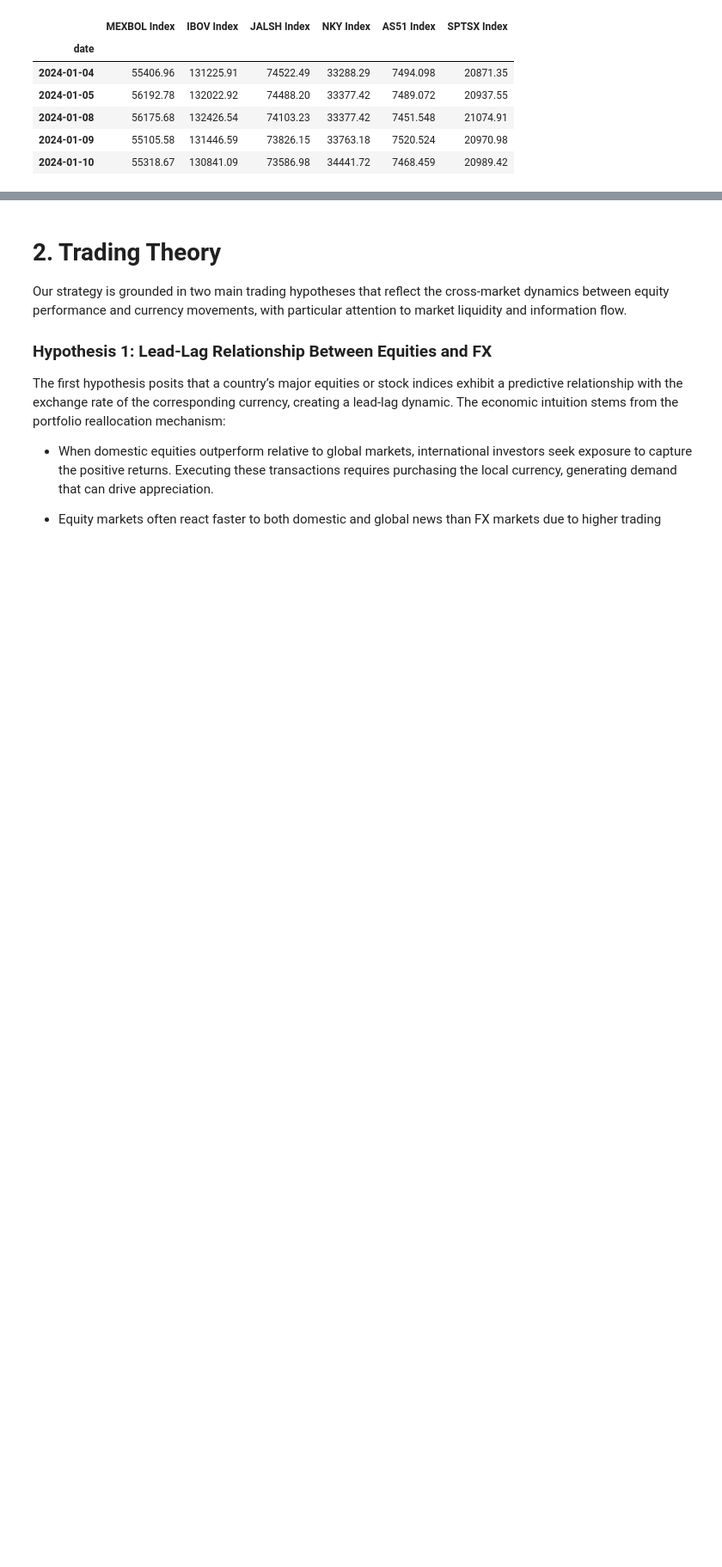
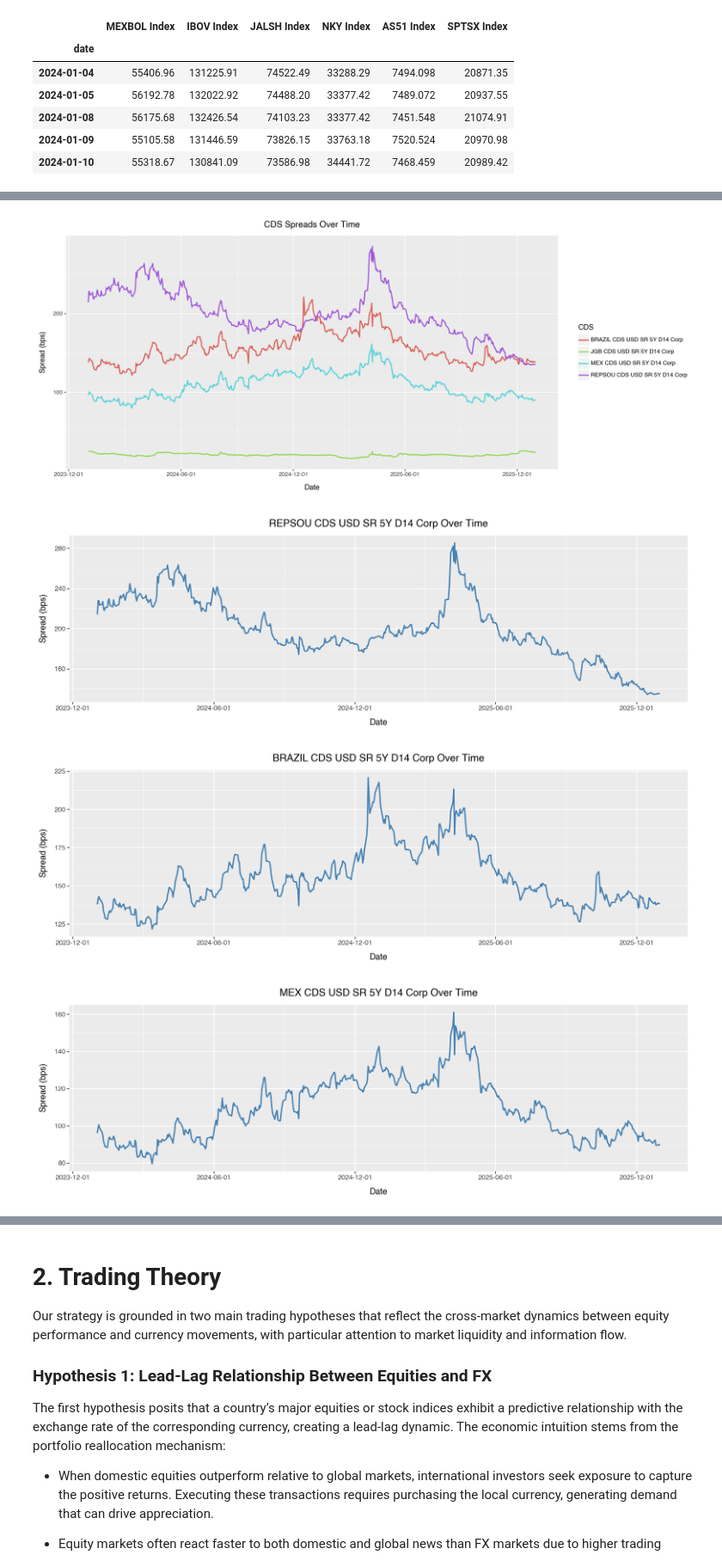
Before and after one commit to AdithSrinivasan/qts-cross-asset-fx, a Jupyter notebook: notebooks/analysis.ipynb, the cells around one changed output, grey strips where cells are left out. Shown at 86% size. Saved outputs shown, nothing was run; the diff lists cells and outputs as text; code cells hidden in the pictures; blank space fills up the shorter version.

```diff
--- a/notebooks/analysis.ipynb
+++ b/notebooks/analysis.ipynb
@@ -153,0 +209,5 @@ plot_rebased_equity_indices(eqy)
+# %%
+cds = pd.read_excel(DATA_DIR / "cds_5y_data.xlsx", parse_dates=["Dates"])
+cds = prepare_bbg_data(cds)
+
+cds.head()
@@ -153,0 +222,7 @@ plot_rebased_equity_indices(eqy)
+# %%
+plot_cds_data(cds)
+# %% [output]
+[figure, added]
+[figure, added]
+[figure, added]
+[figure, added]
```
Also changed, not shown: parts of 7 cells of this notebook.
